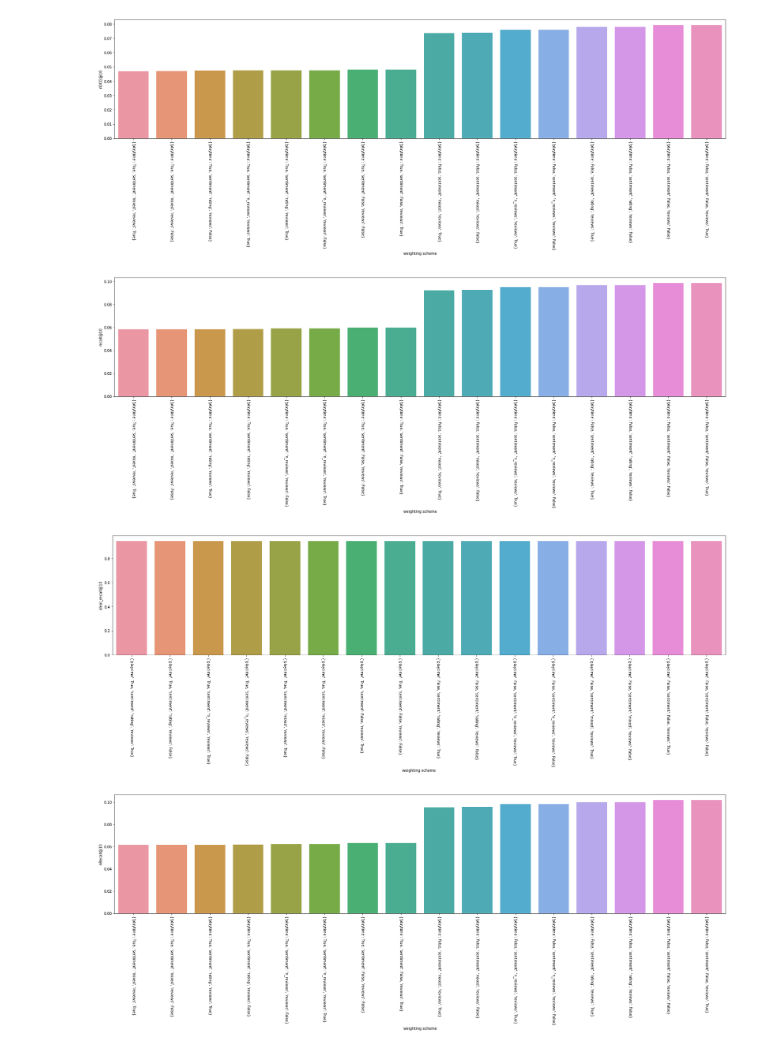
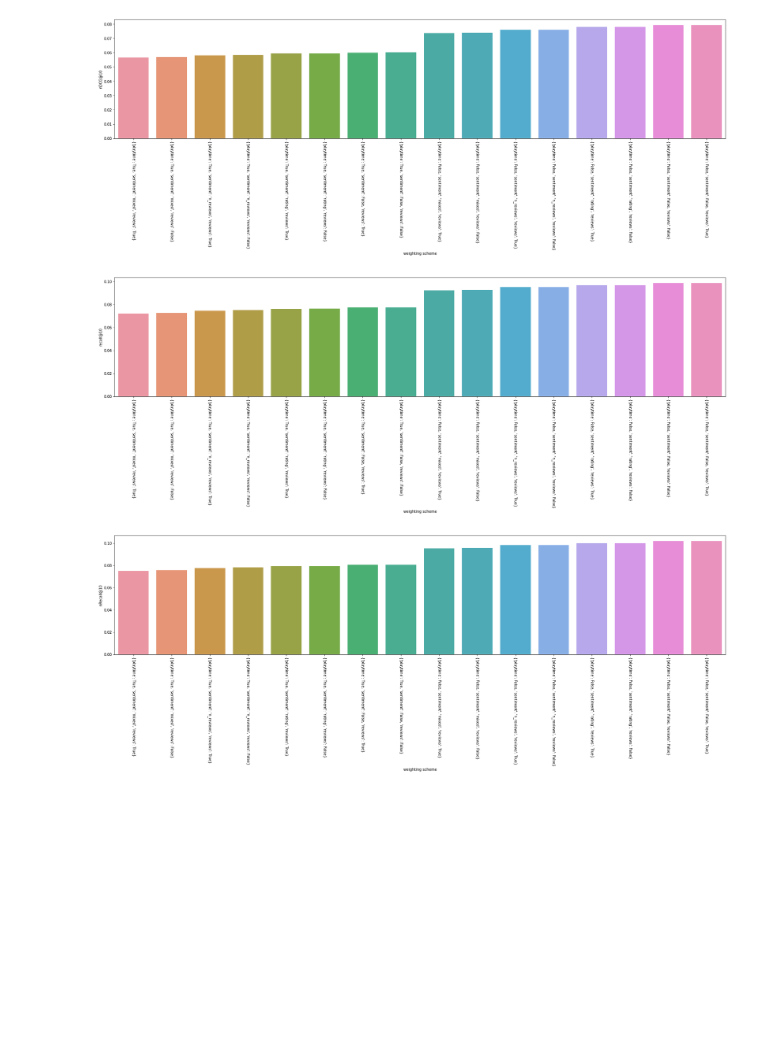
Before and after one commit to lderoeck/AI-Project, a Jupyter notebook: visualizations.ipynb, the cells around one changed output. Cells and saved outputs as stored; diff of their text form; code cells hidden in the pictures; blank space fills up the shorter version.

Commit message:
Implement visualizations of quantitative results

```diff
--- a/visualizations.ipynb
+++ b/visualizations.ipynb
@@ -4,8 +4,8 @@ import pickle
 from matplotlib import pyplot as plt
 import numpy as np
 
-def visualize(labels, values, key, xlabel):
-    fig_dims = (30, 6)
+def visualize(labels, values, key, xlabel, width=30):
+    fig_dims = (width, 6)
     fig, ax = plt.subplots(figsize=fig_dims)
     ax.set(xlabel=xlabel, ylabel=key)
     values = np.array(values)
@@ -14,6 +14,9 @@ def visualize(labels, values, key, xlabel):
     ordered_labels = np.array(labels)[order]
     plt.xticks(rotation=270)
     ax = sns.barplot(x=ordered_labels, y=ordered_values, ax=ax)
+
+def average(results, n_splits=3):
+    return sum(results[n_splits:])/n_splits
 # %%
 with open('./evaluation/representations.pickle', 'rb') as handle:
     labels = pickle.load(handle)
@@ -23,8 +26,9 @@ with open('./evaluation/representations_results.pickle', 'rb') as handle:
 
 labels = [str(label) for label in labels]
 for key in results[0].keys():
-    values = [result[key] for result in results]
-    visualize(labels, values, key, 'item representation')
+    if key[-2:] == '10' and key[:-3] != 'ideal_recall':
+        values = [result[key] for result in results]
+        visualize(labels, values, key, 'item representation')
 # %% [output]
 [figure]
 [figure]
@@ -40,6 +43,7 @@ with open('./evaluation/weighting_schemes_results.pickle', 'rb') as handle:
 
 labels = [str(label) for label in labels]
 for key in results[0].keys():
-    values = [result[key] for result in results]
-    visualize(labels, values, key, 'weighting scheme')
+    if key[-2:] == '10' and key[:-3] != 'ideal_recall':
+        values = [result[key] for result in results]
+        visualize(labels, values, key, 'weighting scheme')
 # %% [output]
@@ -47,4 +51,3 @@ for key in results[0].keys():
-[figure, old version]
+[figure, new version]
-[figure, old version]
+[figure, new version]
-[figure, old version]
+[figure, new version]
-[figure, removed]
```
Also changed, not shown: parts of 7 cells of this notebook.
